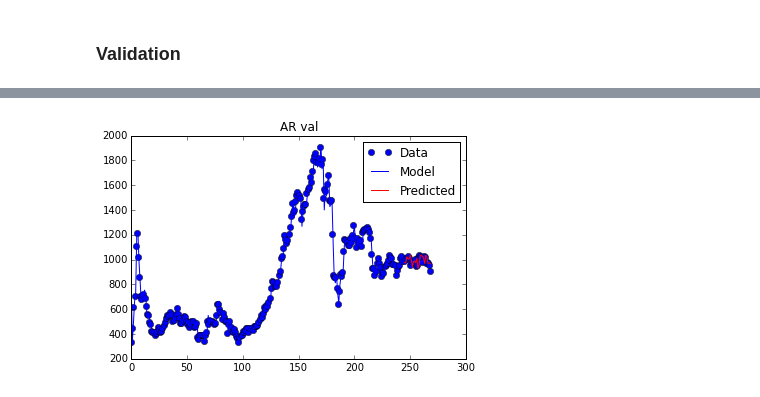
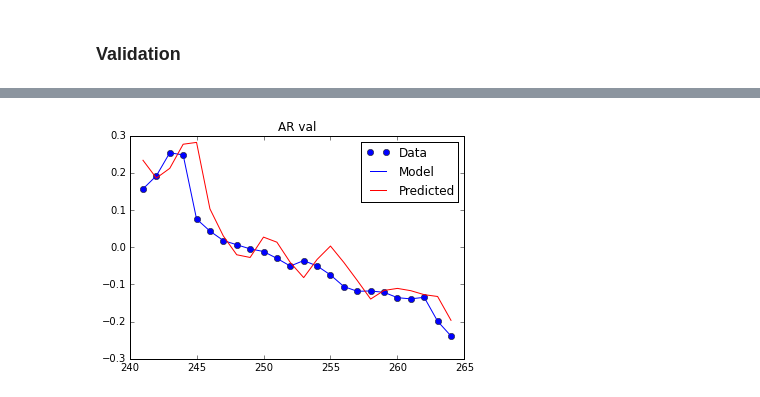
Before and after one commit to mkarlovc/ts, a Jupyter notebook: TimeSeries Analysis.ipynb, the cells around one changed output, grey strips where cells are left out. Cells and saved outputs as stored; diff of their text form; code cells hidden in the pictures.

Commit message:
RMSE and plots for ar, arma ~ 20 indicators

```diff
--- a/TimeSeries Analysis.ipynb
+++ b/TimeSeries Analysis.ipynb
@@ -21,0 +39,3 @@ indicator = data.getIndicator(indicator_name)
+# %%
+# choose an indicator (it can be an idicator available from quandl that is not in the database already)
+indicator_name = "ECB/FM_M_U2_EUR_4F_MM_EONIA_HSTA"
@@ -26,2 +51,22 @@ validation = model.AR_validation_fc(indicator,24)
+# %%
+# Forward chaining is a method that uses n-1 data points to build a model and tries to predict the n-th value.
+# First argument is the datapoints list, the second argument (N) is the number of last data points fro the forward chaining
+# e.g.: fit(0..n-(N-1)), predict(n-(N-2)); fit(0..n-(N-2)),predict(n-(N-3)); fit(0..n-1), predict(n).
+# output is a tuple: (fc predicted values list, x-axis values, {NRMSD, RMSE})
+
+#ar = model.AR(indicator)
+#fc_ar = model.AR_validation_fc(indicator,24)
+#fc_arma = model.ARMA_validation_fc(indicator,24)
+
+ar = model.AR(indicator)
+arma = model.ARMA(indicator)
+fc_ar = model.AR_val(indicator,24)
+fc_ar1 = model.AR_fc(indicator,24)
+fc_arma = model.ARMA_val(indicator,24)
+fc_arma1 = model.ARMA_fc(indicator,24)
+# Validation based on previous value
+prev_val = model.validation_prev(indicator,24)
+#fc_ar = model.AR_validation_fc(indicator,24)
+#fc_arma = model.ARMA_validation_fc(indicator,24)
 # %% [markdown]
 ### Validation
@@ -42,4 +94,4 @@ Plot:
 # %%
-model.plot_pred("AR val", indicator, model.AR(indicator), validation[0], validation[1])
+model.plot_pred("AR val", indicator, indicator, fc_ar1[0], fc_ar[1])
 # %% [output]
-[figure, old version]
+[figure, new version]
```
Also changed, not shown: parts of 26 cells of this notebook, 5 other files.
